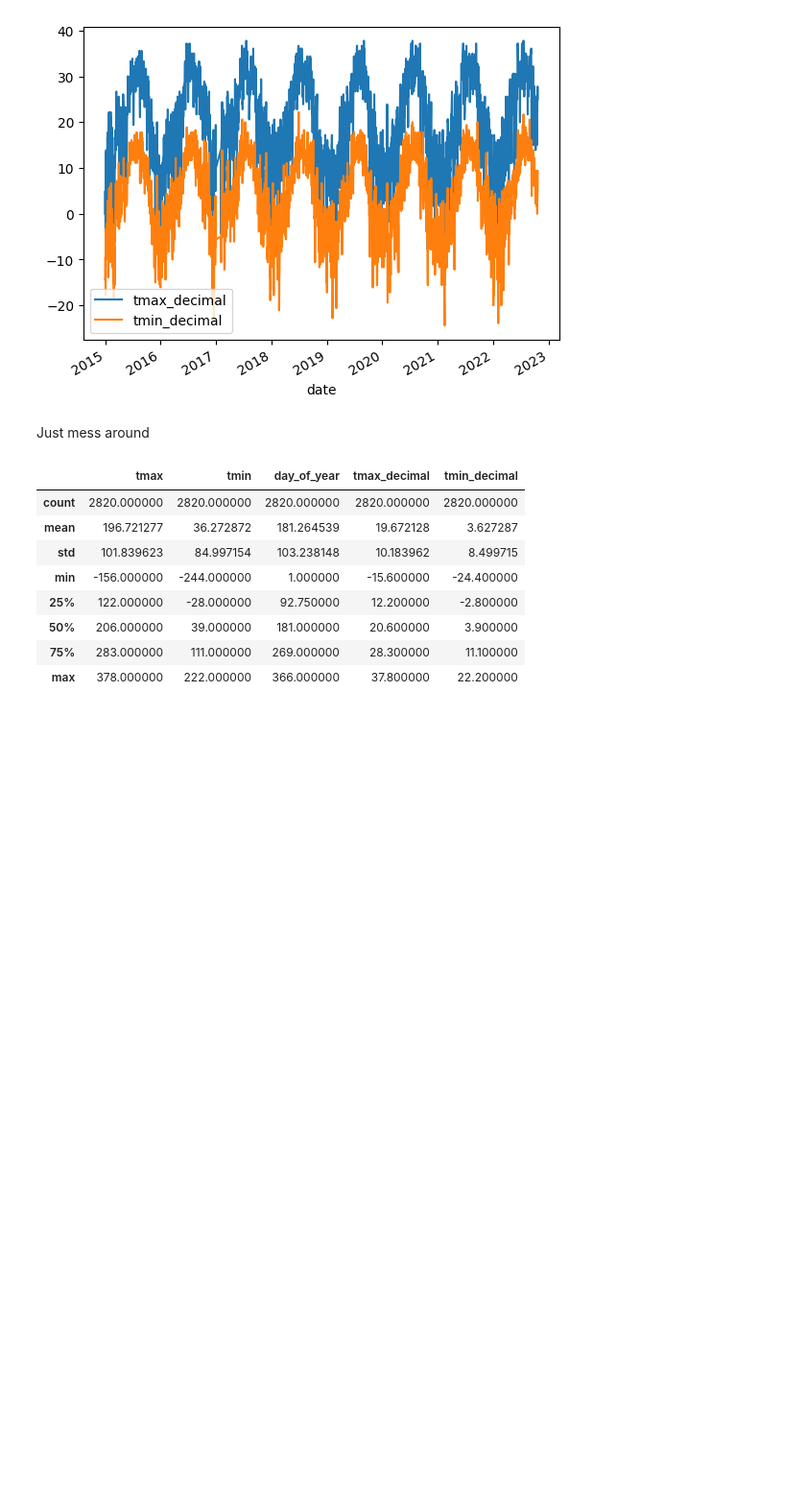
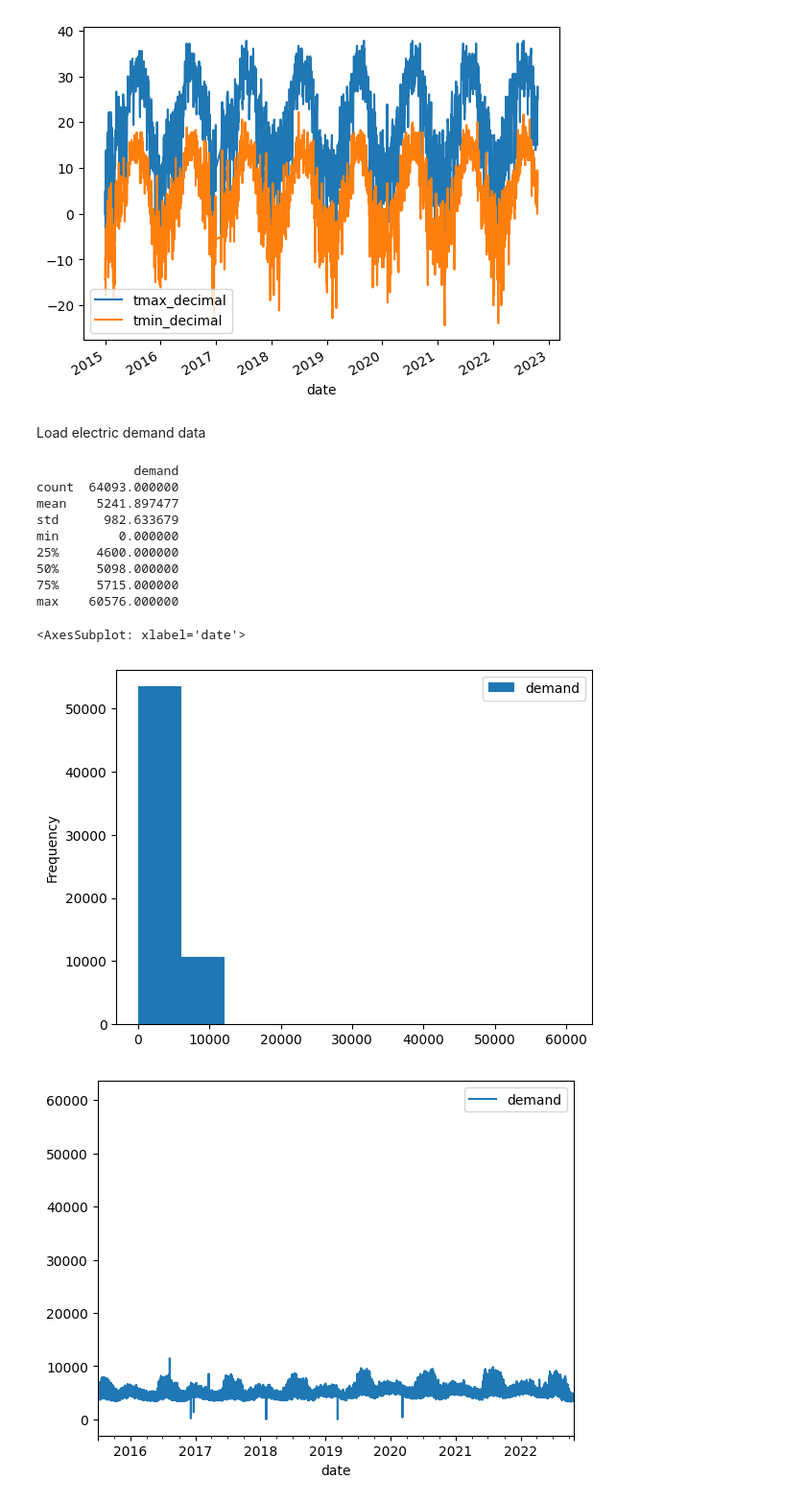
Before and after one commit to breischl/e-predict, a Jupyter notebook: explore_temp_data.ipynb, the cells around one changed output. Shown at 96% size. Cells and saved outputs as stored; diff of their text form; code cells hidden in the pictures; blank space fills up the shorter version.

Commit message:
Cleaning up EIA data (in Jupyter notebook)

```diff
--- a/explore_temp_data.ipynb
+++ b/explore_temp_data.ipynb
@@ -70,17 +71,25 @@ df.plot(y=["tmax_decimal", "tmin_decimal"])
 # %% [output]
 <AxesSubplot: xlabel='date'>
 [figure]
-# %% [markdown]
-Just mess around
-# %%
-df.describe()
-# %% [output]
-|  | tmax | tmin | day_of_year | tmax_decimal | tmin_decimal |
-| count | 2820.000000 | 2820.000000 | 2820.000000 | 2820.000000 | 2820.000000 |
-| mean | 196.721277 | 36.272872 | 181.264539 | 19.672128 | 3.627287 |
-| std | 101.839623 | 84.997154 | 103.238148 | 10.183962 | 8.499715 |
-| min | -156.000000 | -244.000000 | 1.000000 | -15.600000 | -24.400000 |
-| 25% | 122.000000 | -28.000000 | 92.750000 | 12.200000 | -2.800000 |
-| 50% | 206.000000 | 39.000000 | 181.000000 | 20.600000 | 3.900000 |
-| 75% | 283.000000 | 111.000000 | 269.000000 | 28.300000 | 11.100000 |
-| max | 378.000000 | 222.000000 | 366.000000 | 37.800000 | 22.200000 |
+# %% [markdown]
+Load electric demand data
+# %%
+psco_demand_data_file = os.path.join(ELECTRIC_DATA_DIR, "psco.json")
+demand_ds = pd.read_json(psco_demand_data_file, typ="frame", orient="records", convert_dates=["dates"])
+demand_ds.set_index("date", inplace=True)
+print(demand_ds.describe())
+demand_ds.plot.hist()
+demand_ds.plot()
+# %% [output]
+             demand
+count  64093.000000
+mean    5241.897477
+std      982.633679
+min        0.000000
+25%     4600.000000
+50%     5098.000000
+75%     5715.000000
+max    60576.000000
+<AxesSubplot: xlabel='date'>
+[figure, added]
+[figure, added]
```
Also changed, not shown: parts of 4 cells of this notebook, 1 other file.
